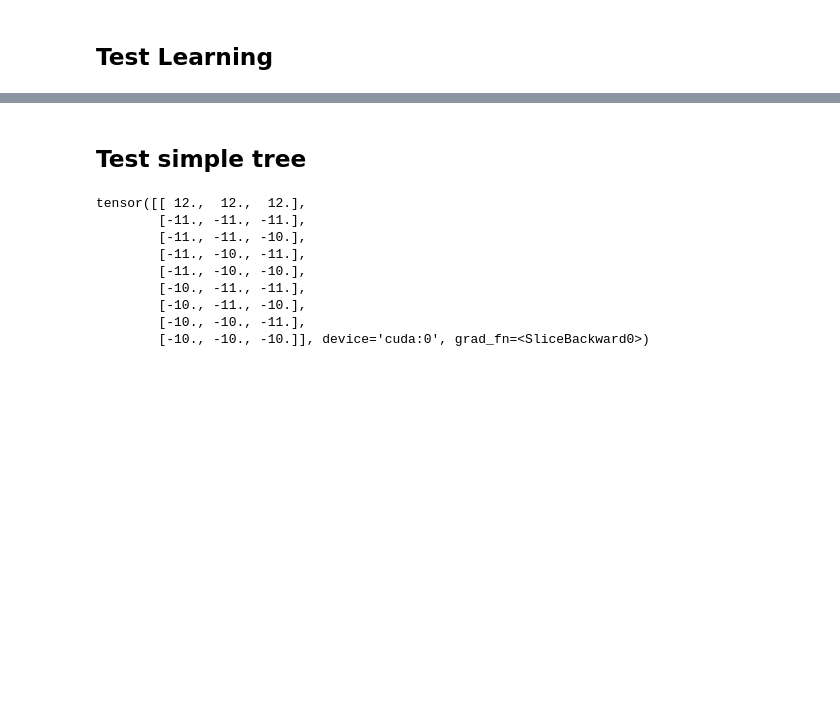
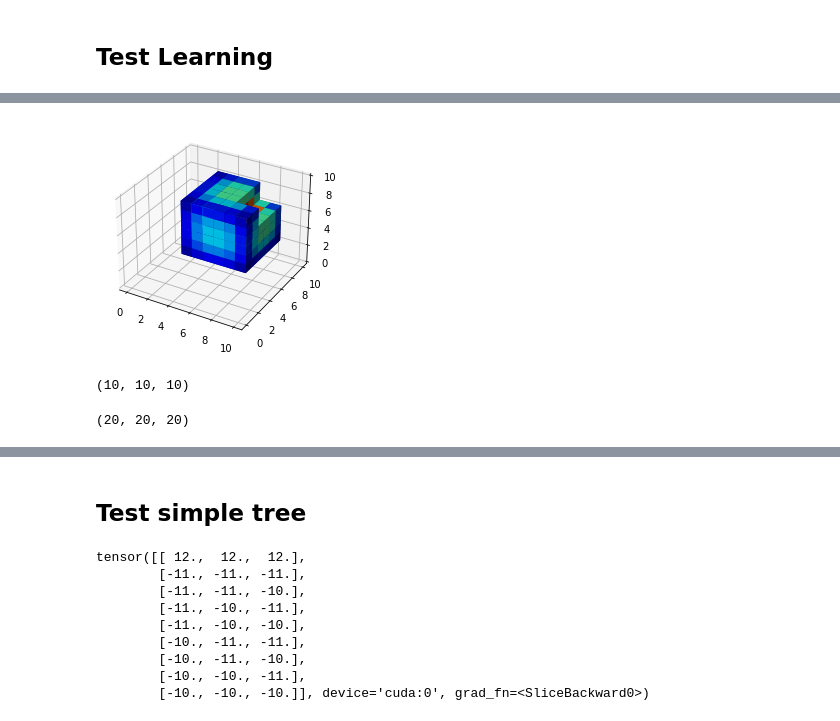
Before and after one commit to Giodiro/plenoxels, a Jupyter notebook: notebooks/TreeTest.ipynb, the cells around one changed output, grey strips where cells are left out. Cells and saved outputs as stored; diff of their text form; code cells hidden in the pictures; blank space fills up the shorter version.

Commit message:
Fix refinement

```diff
--- a/notebooks/TreeTest.ipynb
+++ b/notebooks/TreeTest.ipynb
@@ -329,0 +336,15 @@ CornerTree(
+# %%
+tree = CornerTree(sh_degree=2, init_internal=3000046,
+                  aabb=tr_dset.scene_bbox, near=2., far=6.,
+                  init_rgb=0.01, init_sigma=0.1)
+tree.refine()
+tree.refine()
+tree.refine()
+tree.refine()
+tree.refine()
+tree.refine()
+tree.refine()
+# tree.refine()
+# with torch.no_grad():
+#     torch.nn.init.uniform_(tree.data.weight, 0.0, 0.1)
+tree.cuda()
@@ -329,0 +431,30 @@ CornerTree(
+# %%
+x = np.linspace(0, 1, 10)
+y = np.linspace(0, 1, 10)
+z = np.linspace(0, 1, 10)
+coo = np.stack([m.ravel() for m in np.meshgrid(x, y, z)], axis=1)
+C = tree.query(torch.from_numpy(coo).float().cuda(), normalize=False)[0][:, -1]
+C = C.cpu().detach().numpy()
+C = C.reshape(len(x), len(y), len(z))
+coo = coo.reshape(len(x), len(y), len(z), -1).transpose(3, 0, 1, 2)
+minn, maxx = C.min(), C.max()
+norm = matplotlib.colors.Normalize(minn, maxx)
+m = plt.cm.ScalarMappable(norm=norm, cmap='jet')
+m.set_array([])
+fcolors = m.to_rgba(C.ravel())
+
+
+fig, ax = plt.subplots(subplot_kw={'projection': '3d'})
+ax.voxels(C > 0.3,
+          facecolors=fcolors.reshape(C.shape[0], C.shape[1], C.shape[2], -1));
+# ax.plot_surface(X, Y, Z, facecolors=C, cmap='inferno')
+# %% [output]
+[figure, added]
+# %%
+C.shape
+# %% [output]
+(10, 10, 10)
+# %%
+C.shape
+# %% [output]
+(20, 20, 20)
```
Also changed, not shown: parts of 92 cells of this notebook, 1 other file.
